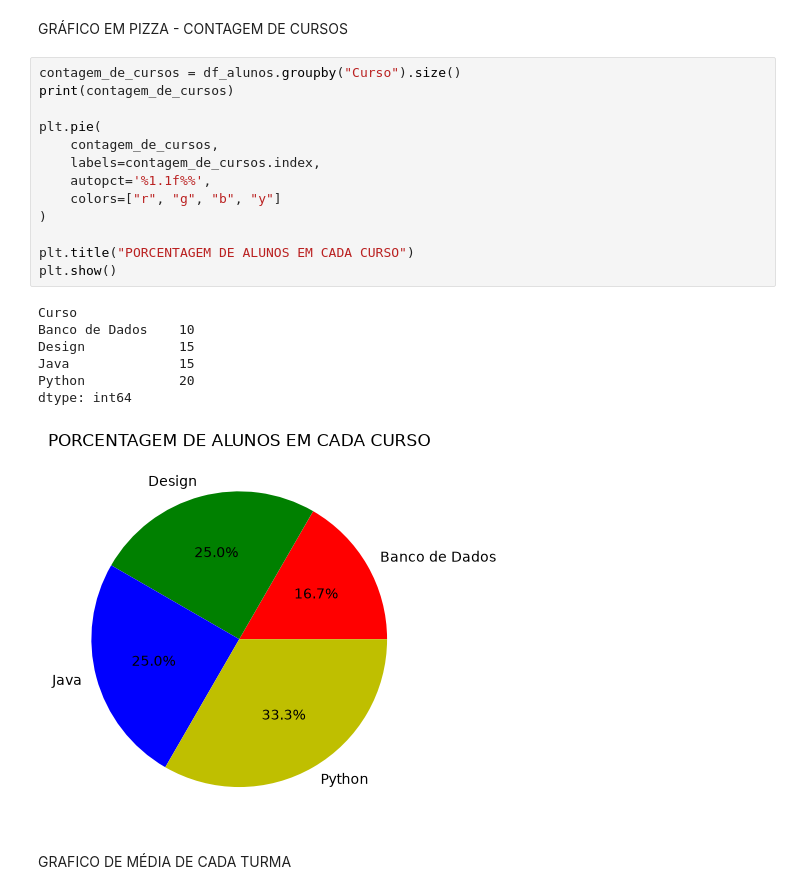
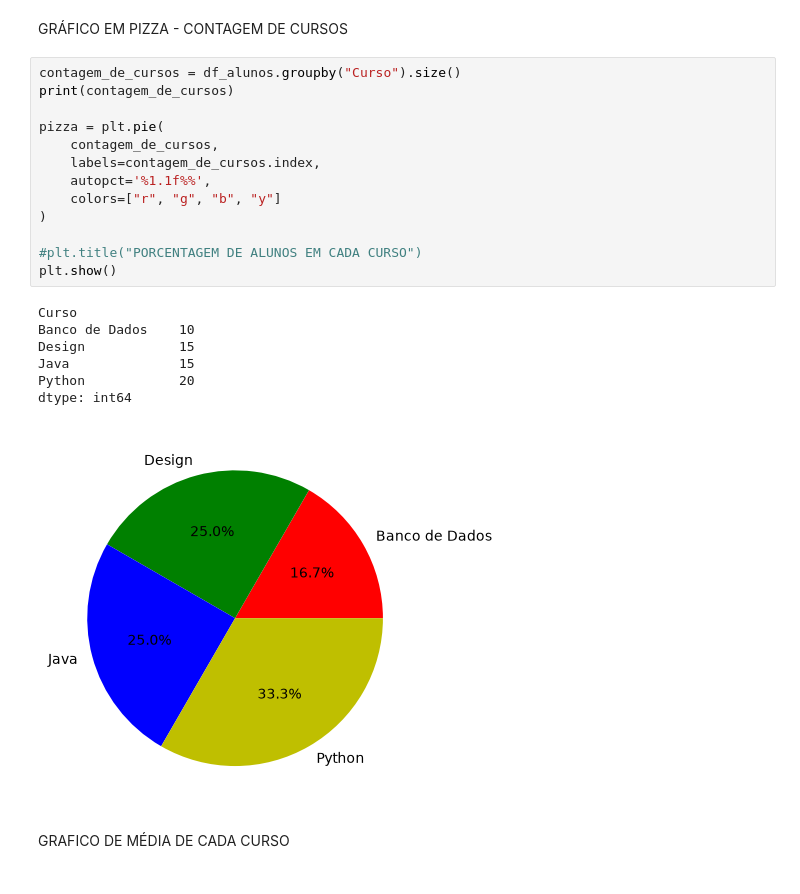
Before and after one commit to brunokisesenai/projeto_com_jupyter, a Jupyter notebook: aulas/matplotlib/aula2_graficos/Exemplo_Alunos_SENAI.ipynb, the cells around one changed output. Saved outputs shown, nothing was run; the diff lists cells and outputs as text.

```diff
--- a/aulas/matplotlib/aula2_graficos/Exemplo_Alunos_SENAI.ipynb
+++ b/aulas/matplotlib/aula2_graficos/Exemplo_Alunos_SENAI.ipynb
@@ -8,23 +8,23 @@ GRÁFICO EM PIZZA - CONTAGEM DE CURSOS
 # %%
 contagem_de_cursos = df_alunos.groupby("Curso").size()
 print(contagem_de_cursos)
 
-plt.pie(
+pizza = plt.pie(
     contagem_de_cursos,
     labels=contagem_de_cursos.index,
     autopct='%1.1f%%',
     colors=["r", "g", "b", "y"]
 )
 
-plt.title("PORCENTAGEM DE ALUNOS EM CADA CURSO")
+#plt.title("PORCENTAGEM DE ALUNOS EM CADA CURSO")
 plt.show()
 # %% [output]
 Curso
 Banco de Dados    10
 Design            15
 Java              15
 Python            20
 dtype: int64
-[figure, old version]
+[figure, new version]
 # %% [markdown]
-GRAFICO DE MÉDIA DE CADA TURMA
+GRAFICO DE MÉDIA DE CADA CURSO
```
Also changed, not shown: parts of 1 cell of this notebook.
